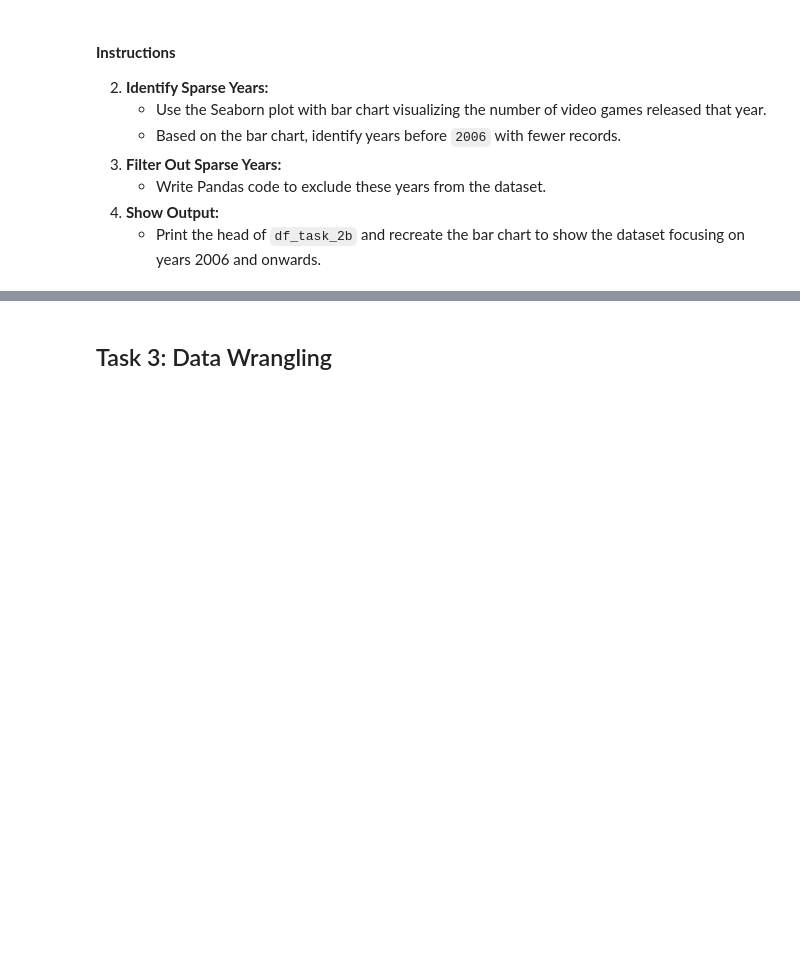
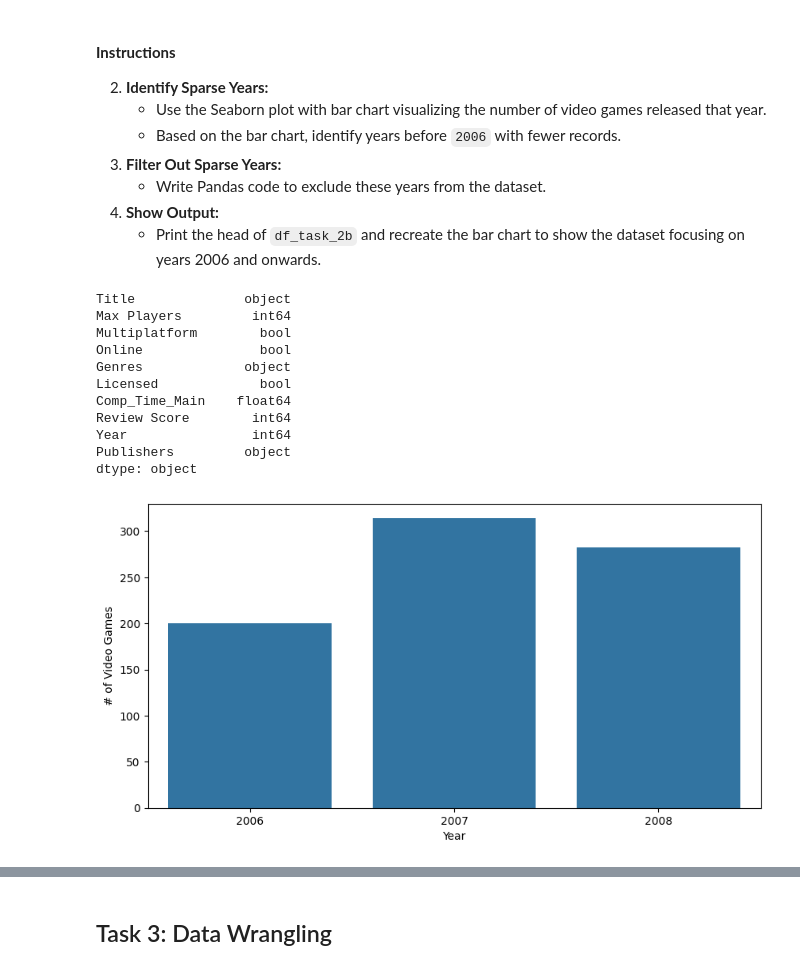
Before and after one commit to visdesignlab/persist_examples, a Jupyter notebook: Study Data II - Video Games/PANDAS_video_games_tasks.ipynb, the cells around one changed output, grey strips where cells are left out. Cells and saved outputs as stored; diff of their text form; code cells hidden in the pictures; blank space fills up the shorter version.

```diff
--- a/Study Data II - Video Games/PANDAS_video_games_tasks.ipynb
+++ b/Study Data II - Video Games/PANDAS_video_games_tasks.ipynb
@@ -144,0 +225,3 @@ df_task_1c.head()
+# %%
+df_task_2a = h.load_task_output(2, 'a')
+df_task_2a.head()
@@ -159,16 +249,32 @@ During this subtask we will remove these older records, keeping only the records
     - Print the head of `df_task_2b` and recreate the bar chart to show the dataset focusing on years 2006 and onwards.
 # %%
 #### Barchart Code Start
-
+print(df_task_2a.dtypes)
 plt.figure(figsize=(10, 5))
 sns.countplot(x=df_task_2a["Year"])
 
 plt.xlabel('Year')
 plt.ylabel('# of Video Games')
 
 # Display the plot
 plt.show()
 
 #### Barchart Code End
 
-df_task_2a.head()
+# need to run two times
+df_task_2a.drop(df_task_2a[df_task_2a['Year']<=2005].index, inplace=True)
+df_task_2b = df_task_2a
+df_task_2b.head()
+# %% [output]
+Title              object
+Max Players         int64
+Multiplatform        bool
+Online               bool
+Genres             object
+Licensed             bool
+Comp_Time_Main    float64
+Review Score        int64
+Year                int64
+Publishers         object
+dtype: object
+[figure, added]
```
Also changed, not shown: parts of 13 cells of this notebook, 1 other file.
